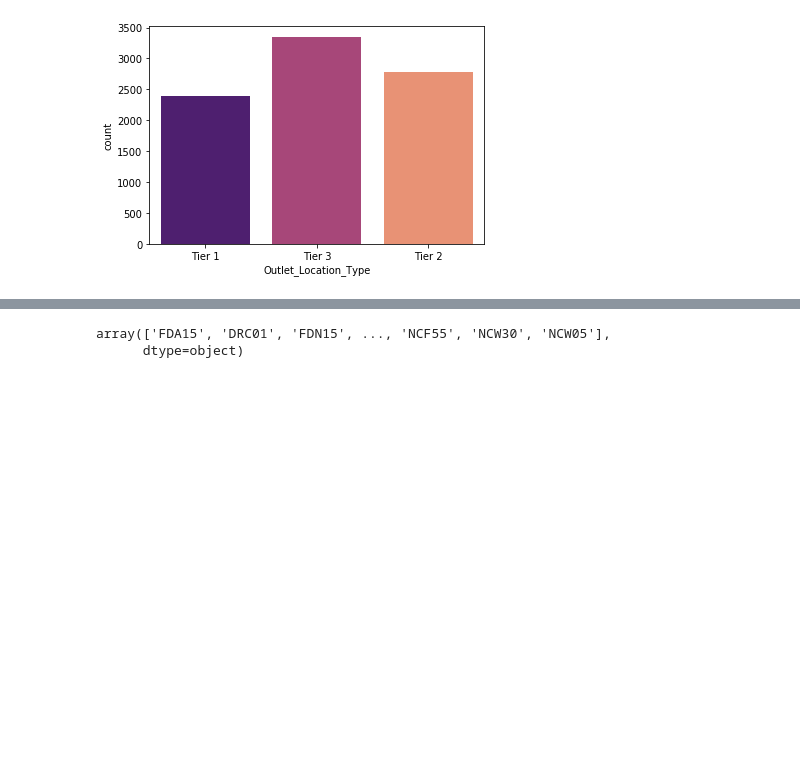
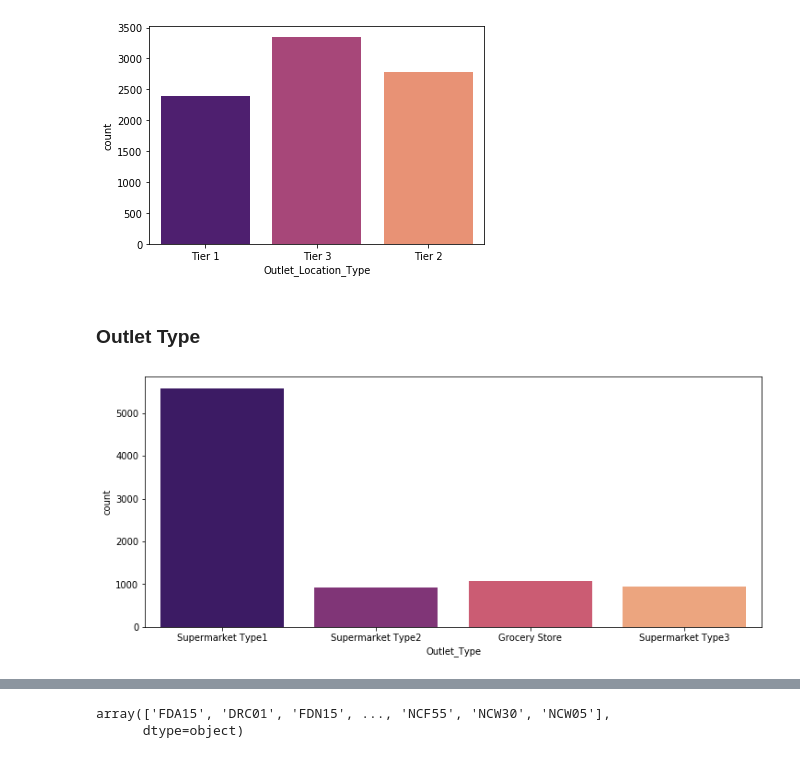
Before and after one commit to nithinpradeep38/store-sales-prediction, a Jupyter notebook: notebooks/EDA.ipynb, the cells around one changed output, grey strips where cells are left out. Drawn from its saved outputs; the diff is of its cells as text; code cells hidden in the pictures; blank space fills up the shorter version.

```diff
--- a/notebooks/EDA.ipynb
+++ b/notebooks/EDA.ipynb
@@ -168,3 +177,11 @@ sns.countplot(x='Outlet_Location_Type', data=data, palette= 'magma')
 plt.show()
 # %% [output]
 [figure]
+# %% [markdown]
+### Outlet Type
+# %%
+plt.figure(figsize= (12,5))
+sns.countplot(x='Outlet_Type', data=data, palette= 'magma')
+plt.show()
+# %% [output]
+[figure, added]
```
Also changed, not shown: parts of 50 cells of this notebook, 5 other files.
